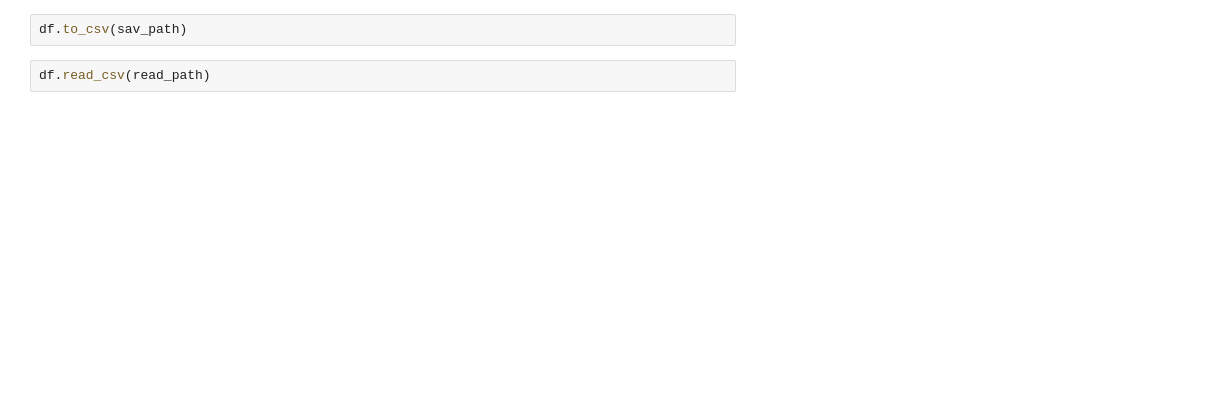
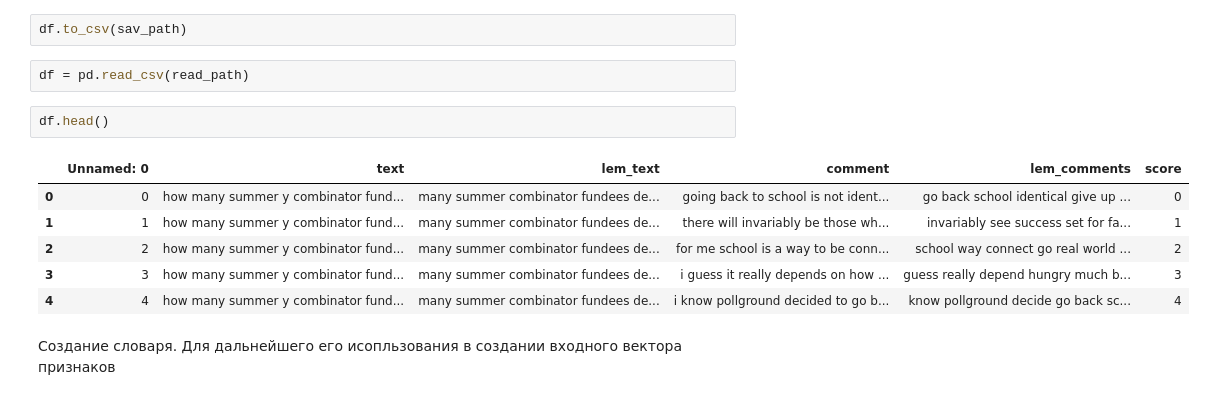
Before and after one commit to faizzer/CupIt, a Jupyter notebook: parser.ipynb, the cells around one changed output. Saved outputs shown, nothing was run; the diff lists cells and outputs as text; blank space fills up the shorter version.

```diff
--- a/parser.ipynb
+++ b/parser.ipynb
@@ -102,4 +94,15 @@ print(a[-1])
 # %%
 df.to_csv(sav_path)
 # %%
-df.read_csv(read_path)
+df = pd.read_csv(read_path)
+# %%
+df.head()
+# %% [output]
+|  | Unnamed: 0 | text | lem_text | comment | lem_comments | score |
+| 0 | 0 | how many summer y combinator fund... | many summer combinator fundees de... | going back to school is not ident... | go back school identical give up ... | 0 |
+| 1 | 1 | how many summer y combinator fund... | many summer combinator fundees de... | there will invariably be those wh... | invariably see success set for fa... | 1 |
+| 2 | 2 | how many summer y combinator fund... | many summer combinator fundees de... | for me school is a way to be conn... | school way connect go real world ... | 2 |
+| 3 | 3 | how many summer y combinator fund... | many summer combinator fundees de... | i guess it really depends on how ... | guess really depend hungry much b... | 3 |
+| 4 | 4 | how many summer y combinator fund... | many summer combinator fundees de... | i know pollground decided to go b... | know pollground decide go back sc... | 4 |
+# %% [markdown]
+Создание словаря. Для дальнейшего его исопльзования в создании входного вектора признаков
```
Also changed, not shown: parts of 10 cells of this notebook, 1 other file.
